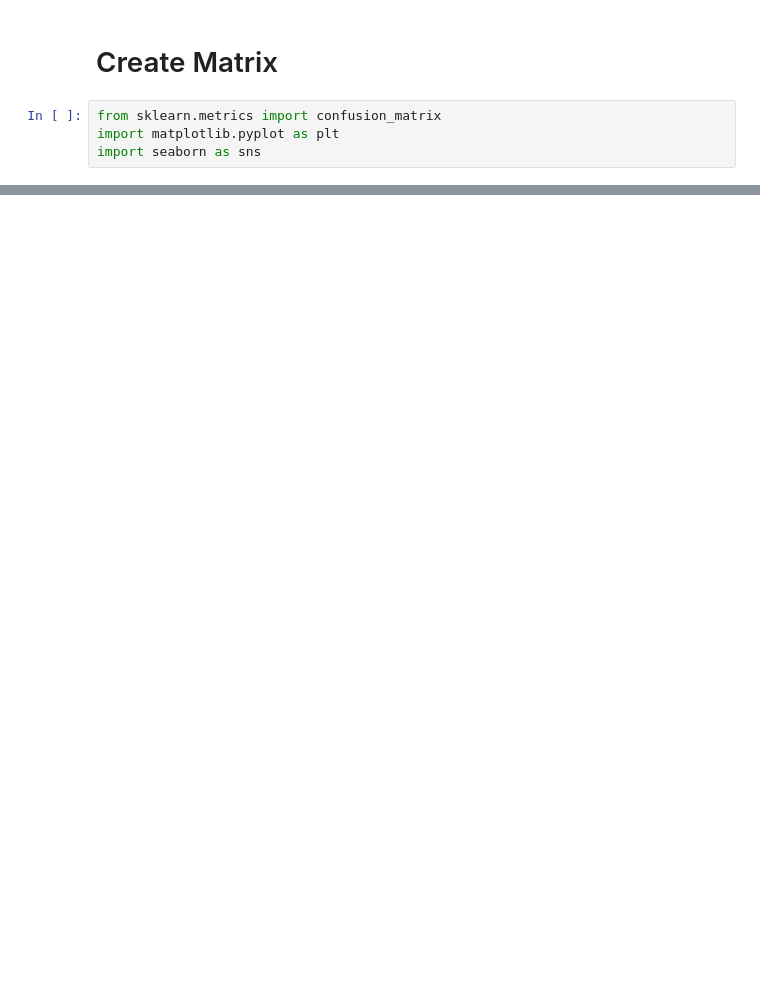
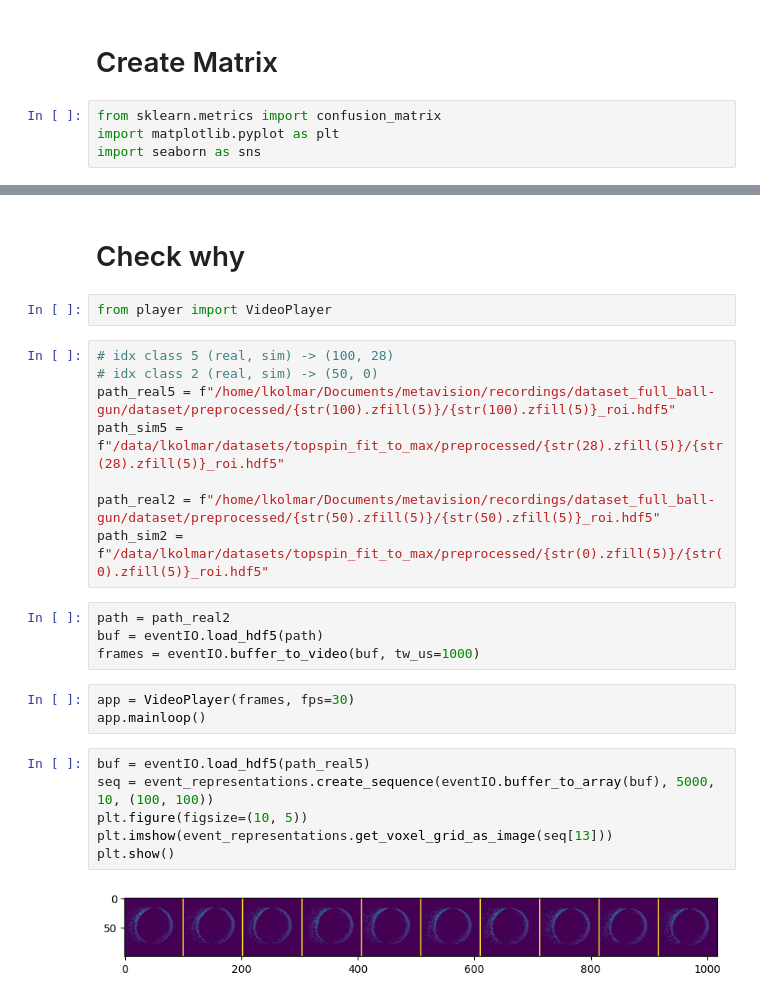
Before and after one commit to leviN1998/Master_Thesis, a Jupyter notebook: notebooks/5.0-lk-confusion-matrix.ipynb, the cells around one changed output, grey strips where cells are left out. Drawn from its saved outputs; the diff is of its cells as text; blank space fills up the shorter version.

```diff
--- a/notebooks/5.0-lk-confusion-matrix.ipynb
+++ b/notebooks/5.0-lk-confusion-matrix.ipynb
@@ -176,0 +199,27 @@ Confusion Matrix:
+# %% [markdown]
+# Check why
+# %%
+from player import VideoPlayer
+# %%
+# idx class 5 (real, sim) -> (100, 28)
+# idx class 2 (real, sim) -> (50, 0)
+path_real5 = f"/home/lkolmar/Documents/metavision/recordings/dataset_full_ball-gun/dataset/preprocessed/{str(100).zfill(5)}/{str(100).zfill(5)}_roi.hdf5"
+path_sim5 = f"/data/lkolmar/datasets/topspin_fit_to_max/preprocessed/{str(28).zfill(5)}/{str(28).zfill(5)}_roi.hdf5"
+
+path_real2 = f"/home/lkolmar/Documents/metavision/recordings/dataset_full_ball-gun/dataset/preprocessed/{str(50).zfill(5)}/{str(50).zfill(5)}_roi.hdf5"
+path_sim2 = f"/data/lkolmar/datasets/topspin_fit_to_max/preprocessed/{str(0).zfill(5)}/{str(0).zfill(5)}_roi.hdf5"
+# %%
+path = path_real2
+buf = eventIO.load_hdf5(path)
+frames = eventIO.buffer_to_video(buf, tw_us=1000)
+# %%
+app = VideoPlayer(frames, fps=30)
+app.mainloop()
+# %%
+buf = eventIO.load_hdf5(path_real5)
+seq = event_representations.create_sequence(eventIO.buffer_to_array(buf), 5000, 10, (100, 100))
+plt.figure(figsize=(10, 5))
+plt.imshow(event_representations.get_voxel_grid_as_image(seq[13]))
+plt.show()
+# %% [output]
+[figure, added]
```
Also changed, not shown: parts of 7 cells of this notebook, 1 other file.
